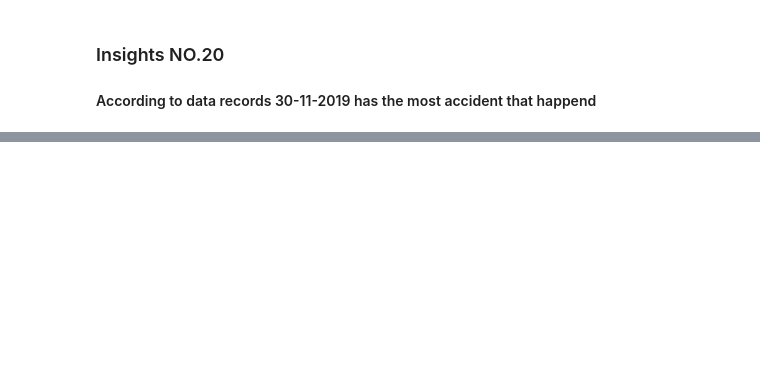
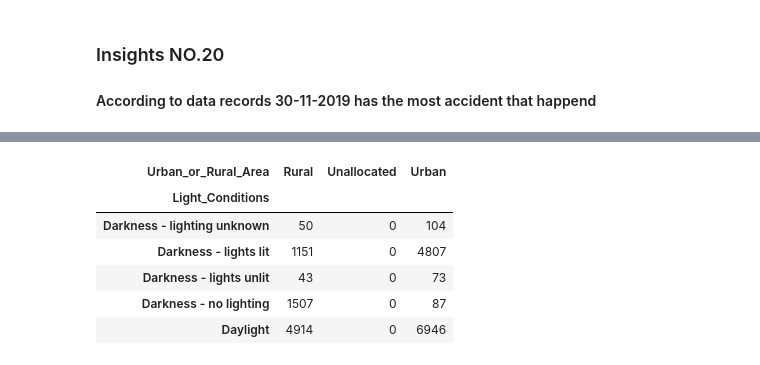
Before and after one commit to kitty1926/ELEC303_DATA__ANALYTICS_DAPATNAPO, a Jupyter notebook: 20Q.ipynb, the cells around one changed output, grey strips where cells are left out. Saved outputs shown, nothing was run; the diff lists cells and outputs as text; code cells hidden in the pictures; blank space fills up the shorter version.

```diff
--- a/20Q.ipynb
+++ b/20Q.ipynb
@@ -521,7 +552,0 @@ dtype: int64
-# %%
-drive['Latitude '] = drive['Latitude '].fillna(drive['Latitude'].mode()[0])
-drive['Longitude '] = drive['Longitude'].fillna(drive['Longitude'].mode()[0])
-drive['Road_Surface_Conditions  '] = drive['Road_Surface_Conditions  '].fillna('unnaccounted')
-drive['Latitude '] = drive['Latitude '].fillna(drive['Latitude'].mode()[0])
-drive['Latitude '] = drive['Latitude '].fillna(drive['Latitude'].mode()[0])
-drive['Latitude '] = drive['Latitude '].fillna(drive['Latitude'].mode()[0])
@@ -527,0 +589,2 @@ drive['Latitude '] = drive['Latitude '].fillna(drive['Latitude'].mode()[0])
+# %%
+year_2021 = drive[drive['Year'] == 2021]
@@ -527,0 +593,14 @@ drive['Latitude '] = drive['Latitude '].fillna(drive['Latitude'].mode()[0])
+# %%
+no1 = year_2021[year_2021['Weather_Conditions'] == 'Raining no high winds']
+# %%
+no2 = no1.groupby(['Light_Conditions','Urban_or_Rural_Area'])['Number_of_Vehicles'].size()
+# %%
+no2.unstack()
+# %% [output]
+| Urban_or_Rural_Area | Rural | Unallocated | Urban |
+| Light_Conditions |  |  |  |
+| Darkness - lighting unknown | 50 | 0 | 104 |
+| Darkness - lights lit | 1151 | 0 | 4807 |
+| Darkness - lights unlit | 43 | 0 | 73 |
+| Darkness - no lighting | 1507 | 0 | 87 |
+| Daylight | 4914 | 0 | 6946 |
```
Also changed, not shown: parts of 45 cells of this notebook.
